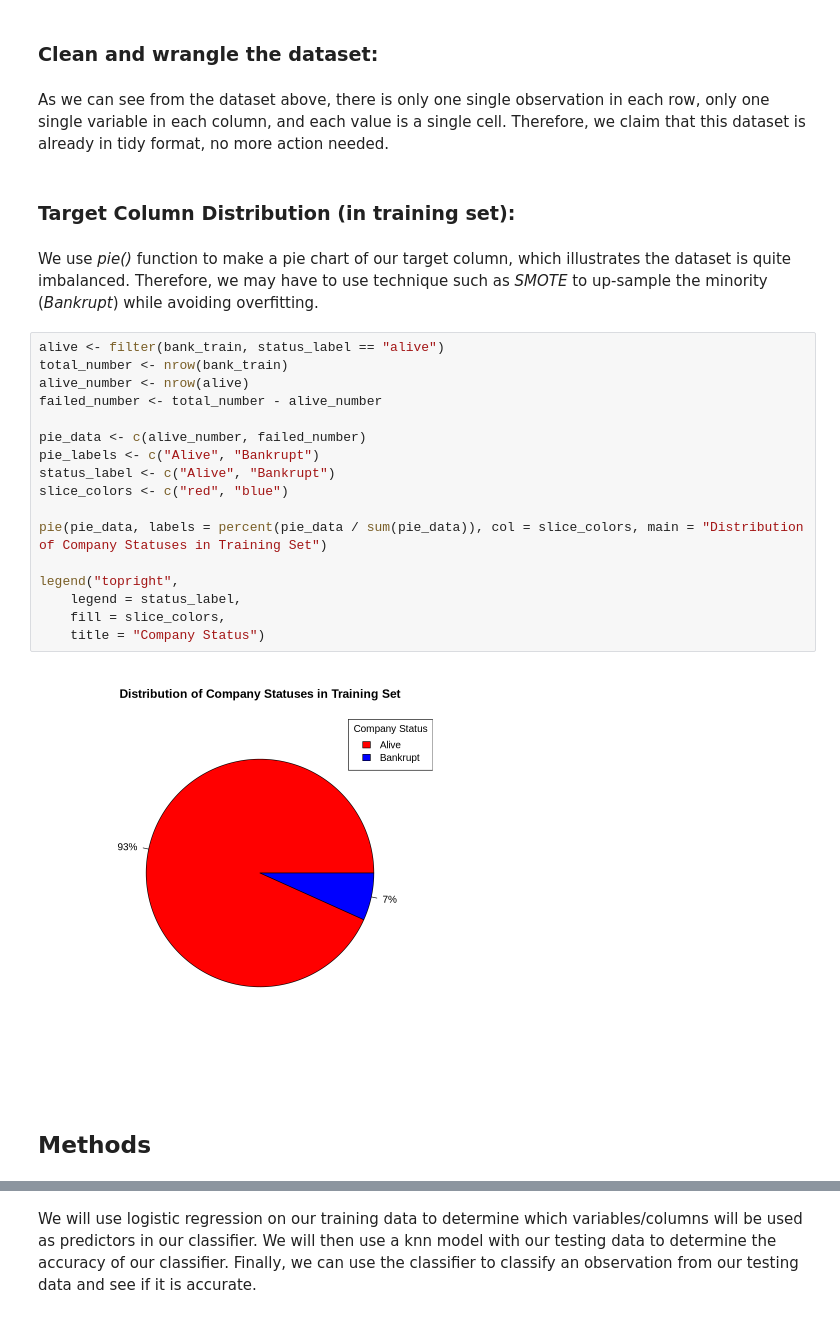
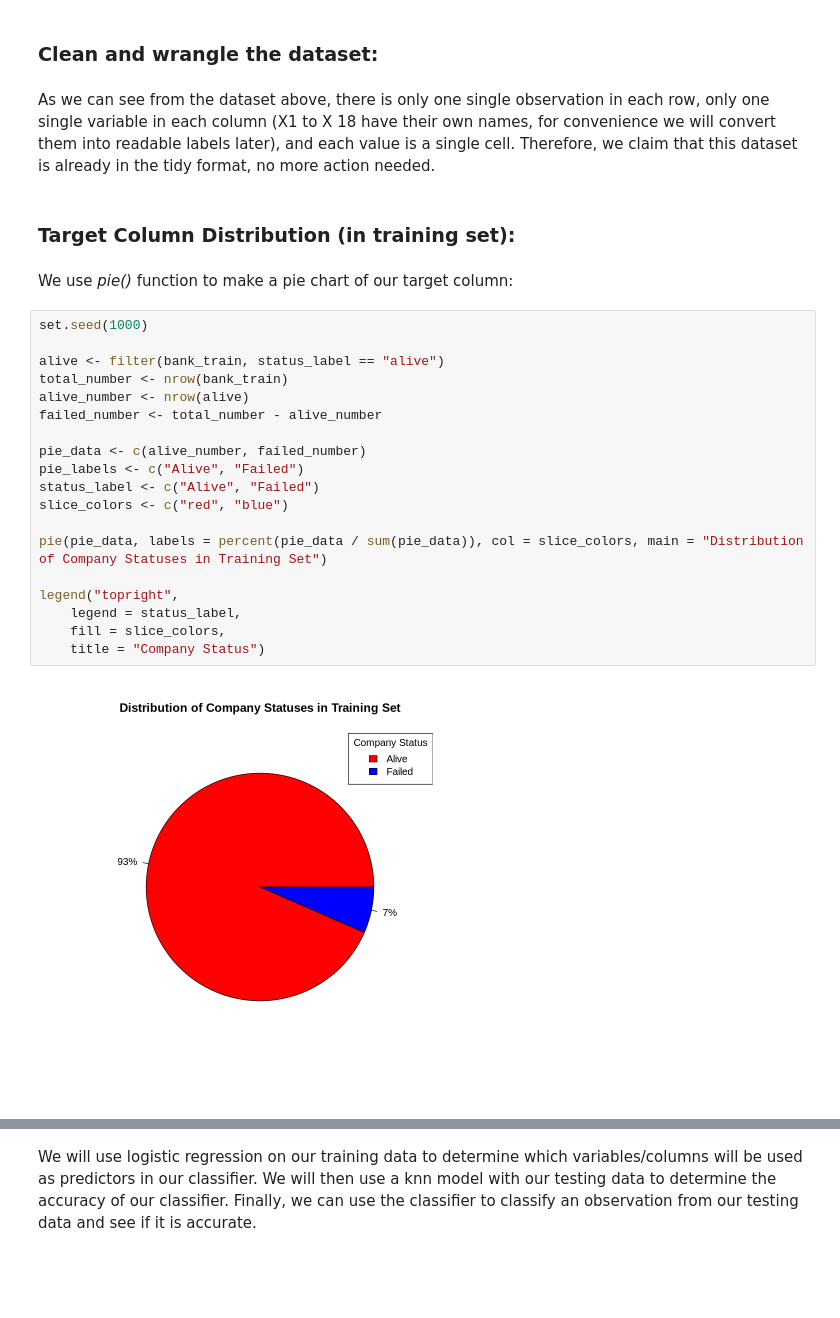
Before and after one commit to 4ugenstern/DSCI-100-GroupProject, a Jupyter notebook: Draft.ipynb, the cells around one changed output, grey strips where cells are left out. Saved outputs shown, nothing was run; the diff lists cells and outputs as text; blank space fills up the shorter version.

```diff
--- a/Draft.ipynb
+++ b/Draft.ipynb
@@ -77,29 +77,29 @@ A tibble: 6 × 21
 # %% [markdown]
 ### Clean and wrangle the dataset:
 # %% [markdown]
-As we can see from the dataset above, there is only one single observation in each row, only one single variable in each column, and each value is a single cell. Therefore, we claim that this dataset is already in tidy format, no more action needed.
+As we can see from the dataset above, there is only one single observation in each row, only one single variable in each column (X1 to X 18 have their own names, for convenience we will convert them into readable labels later), and each value is a single cell. Therefore, we claim that this dataset is already in the tidy format, no more action needed.
 # %% [markdown]
 ### Target Column Distribution (in training set):
 # %% [markdown]
-We use *pie()* function to make a pie chart of our target column, which illustrates the dataset is quite imbalanced. Therefore, we may have to use technique such as *SMOTE* to up-sample the minority (*Bankrupt*) while avoiding overfitting.
+We use *pie()* function to make a pie chart of our target column:
 # %%
+set.seed(1000)
+
 alive <- filter(bank_train, status_label == "alive")
 total_number <- nrow(bank_train)
 alive_number <- nrow(alive)
 failed_number <- total_number - alive_number
 
 pie_data <- c(alive_number, failed_number)
-pie_labels <- c("Alive", "Bankrupt")
-status_label <- c("Alive", "Bankrupt")
+pie_labels <- c("Alive", "Failed")
+status_label <- c("Alive", "Failed")
 slice_colors <- c("red", "blue")
 
 pie(pie_data, labels = percent(pie_data / sum(pie_data)), col = slice_colors, main = "Distribution of Company Statuses in Training Set")
 
 legend("topright",
     legend = status_label,
     fill = slice_colors,
     title = "Company Status")
 # %% [output]
-[figure, old version]
+[figure, new version]
-# %% [markdown]
-## Methods
```
Also changed, not shown: parts of 12 cells of this notebook.
